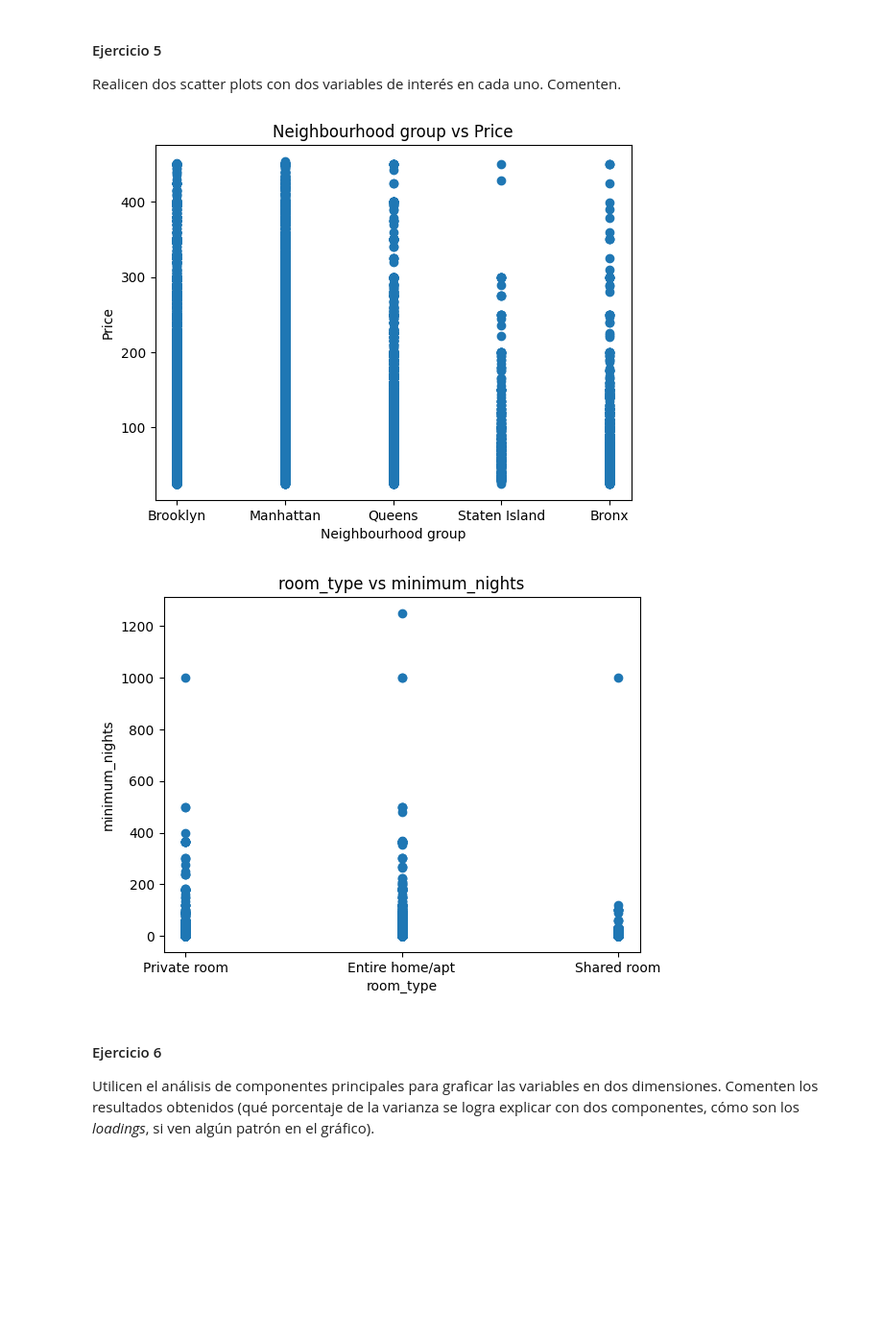
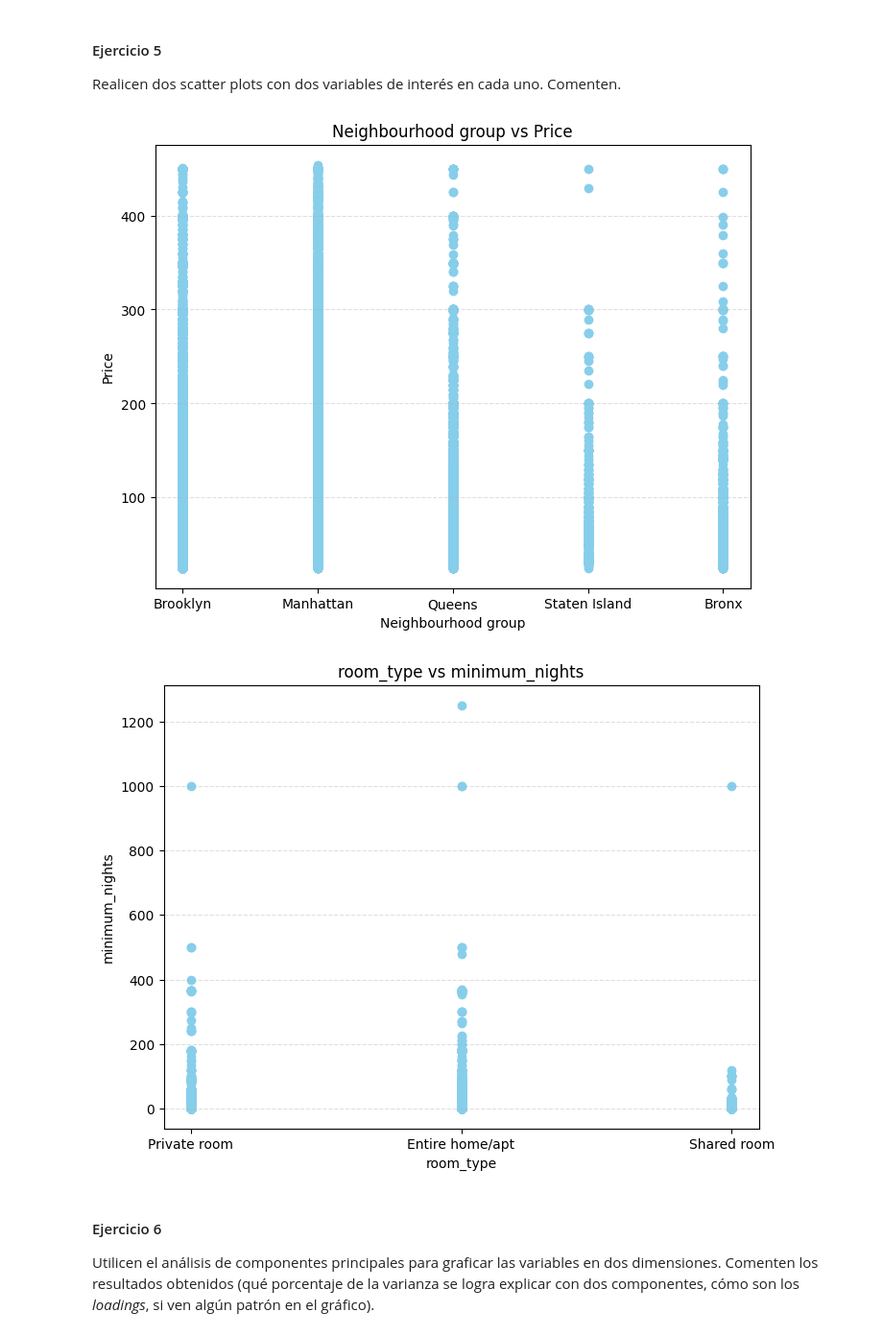
Before and after one commit to IaraWilliams/CC408-T2-2, a Jupyter notebook: TP2/TP2.ipynb, the cells around one changed output. Shown at 96% size. Cells and saved outputs as stored; diff of their text form; code cells hidden in the pictures; blank space fills up the shorter version.

```diff
--- a/TP2/TP2.ipynb
+++ b/TP2/TP2.ipynb
@@ -336,28 +336,32 @@ Realicen dos scatter plots con dos variables de interés en cada uno. Comenten.
 # %%
 
 #Vamos a hacer un scatter plot entre las variables de neighbourhood_group con los precios, para poder ver los cambios de precios que vimos en las medias y ver como se distribuyen entre los barrios los diferentes precios
-plt.scatter(airbnb_data_cleaned['neighbourhood_group'], airbnb_data_cleaned['price'])
+plt.figure(figsize=(8, 6))
+plt.scatter(airbnb_data_cleaned['neighbourhood_group'], airbnb_data_cleaned['price'],color='skyblue')
 plt.xlabel('Neighbourhood group')
 plt.ylabel('Price')
 plt.title('Neighbourhood group vs Price')
+plt.grid(axis='y', alpha=0.4, linestyle='--') #agrego cuadricula de fondo pero medio transparente
 plt.show()
 
 #Comentario: Por un lado, vemos que Staten Island es el barrio con menos cantidad de precios altos en comparacion a los otros. Ademas, vemos que todos los barrios disponen de muchas opciones con precios bajos, teniendo una mayor varianza en la cantidad de alojamientos caros por barrio, esto es lo que ocasiona las diferencias de medias. Por ejemplo, Manhattan es el barrio mas caro en promedio, pero esto se debe a que tiene mas opciones caras que los demas, no a que no tenga muchas opciones baratas tambien.
 
 
 
 
 #Vamos a hacer otro scatter plot esta vez entre el tipo de cuarto y la cantidad de noches minimas
-plt.scatter(airbnb_data_cleaned['room_type'], airbnb_data_cleaned['minimum_nights'])
+plt.figure(figsize=(8, 6))
+plt.scatter(airbnb_data_cleaned['room_type'], airbnb_data_cleaned['minimum_nights'],color='skyblue')
 plt.xlabel('room_type')
 plt.ylabel('minimum_nights')
 plt.title('room_type vs minimum_nights')
+plt.grid(axis='y', alpha=0.4, linestyle='--') #agrego cuadricula de fondo pero medio transparente
 plt.show()
 
 #Se ve que los cuartos compartidos suelen pedir menos noches minimas que los cuartos privados o las casas. Esto tiene sentido teniendo en cuenta que suelen ser alojamientos pasajeros que se utilizan durante viajes y no como vivienda fija.
 # %% [output]
-[figure, old version]
+[figure, new version]
-[figure, old version]
+[figure, new version]
 # %% [markdown]
 #### Ejercicio 6
 Utilicen el análisis de componentes principales para graficar las variables en dos dimensiones. Comenten los resultados obtenidos (qué porcentaje de la varianza se logra explicar con dos componentes, cómo son los *loadings*, si ven algún patrón en el gráfico).
```
Also changed, not shown: parts of 2 cells of this notebook.
